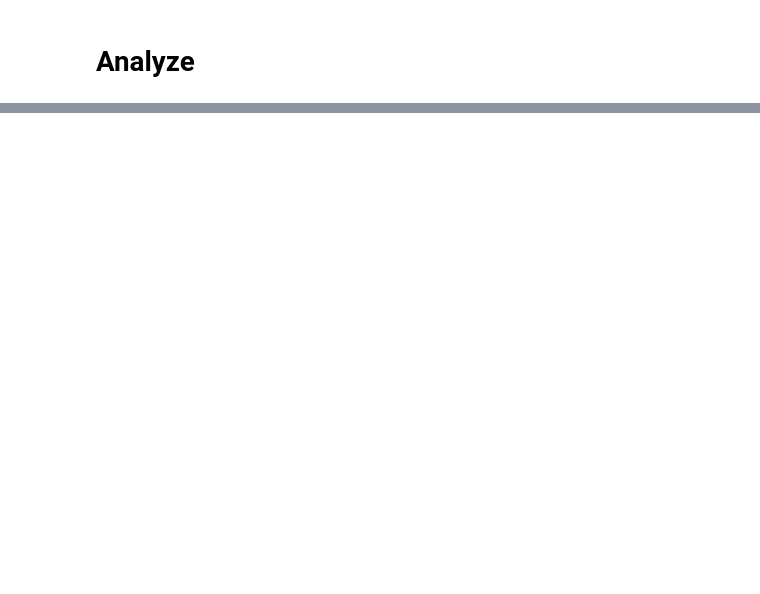
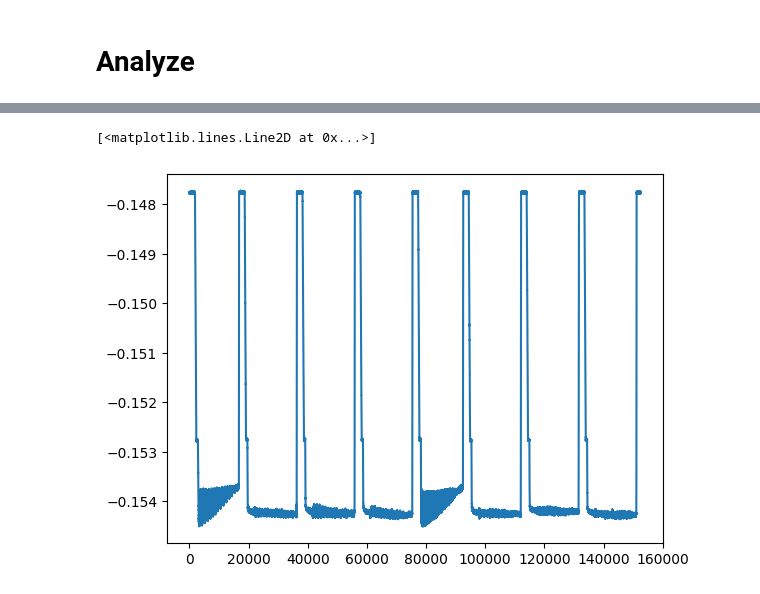
Before and after one commit to LowiekVDS/High-Resolution-Three-axis-Force-Sensing-for-Robotic-Fingertips, a Jupyter notebook: notebooks/analyze_data_v2.ipynb, the cells around one changed output, grey strips where cells are left out. Saved outputs shown, nothing was run; the diff lists cells and outputs as text; code cells hidden in the pictures; blank space fills up the shorter version.

```diff
--- a/notebooks/analyze_data_v2.ipynb
+++ b/notebooks/analyze_data_v2.ipynb
@@ -47,0 +42,5 @@ pf.plot_xy(original_data)
+# %%
+plt.plot(original_data["Z"])
+# %% [output]
+[<matplotlib.lines.Line2D at 0x...>]
+[figure, added]
```
Also changed, not shown: parts of 9 cells of this notebook, 14 other files.
